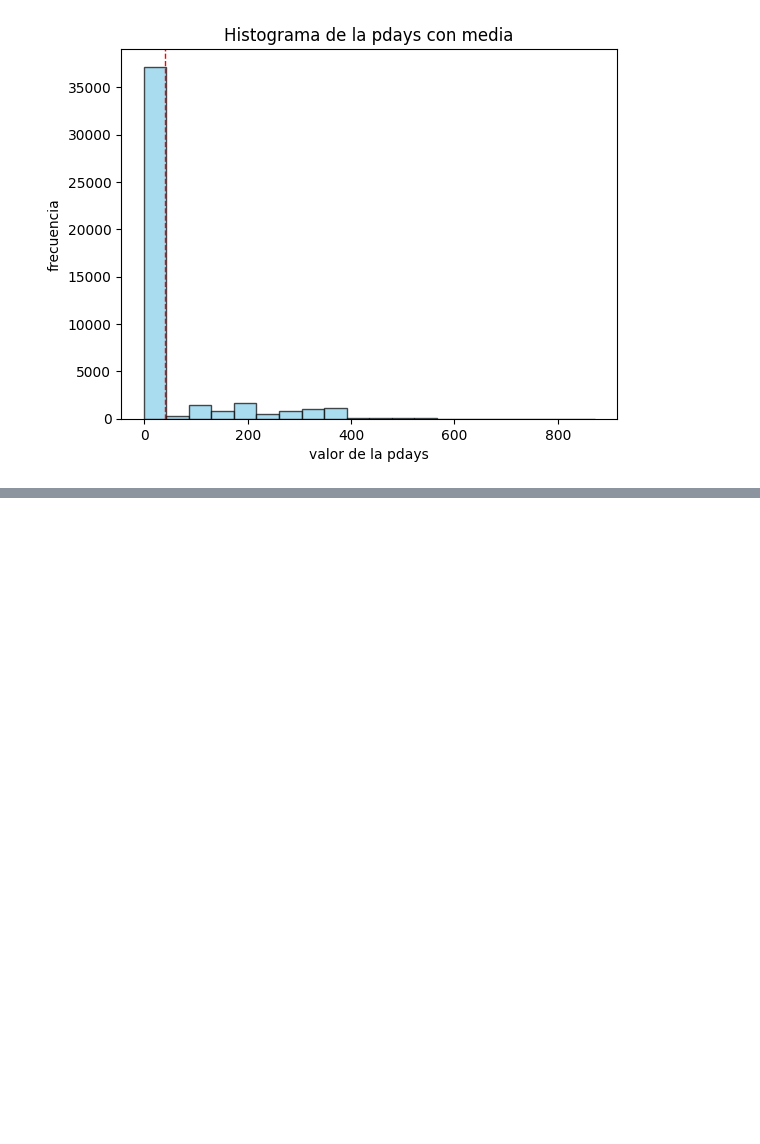
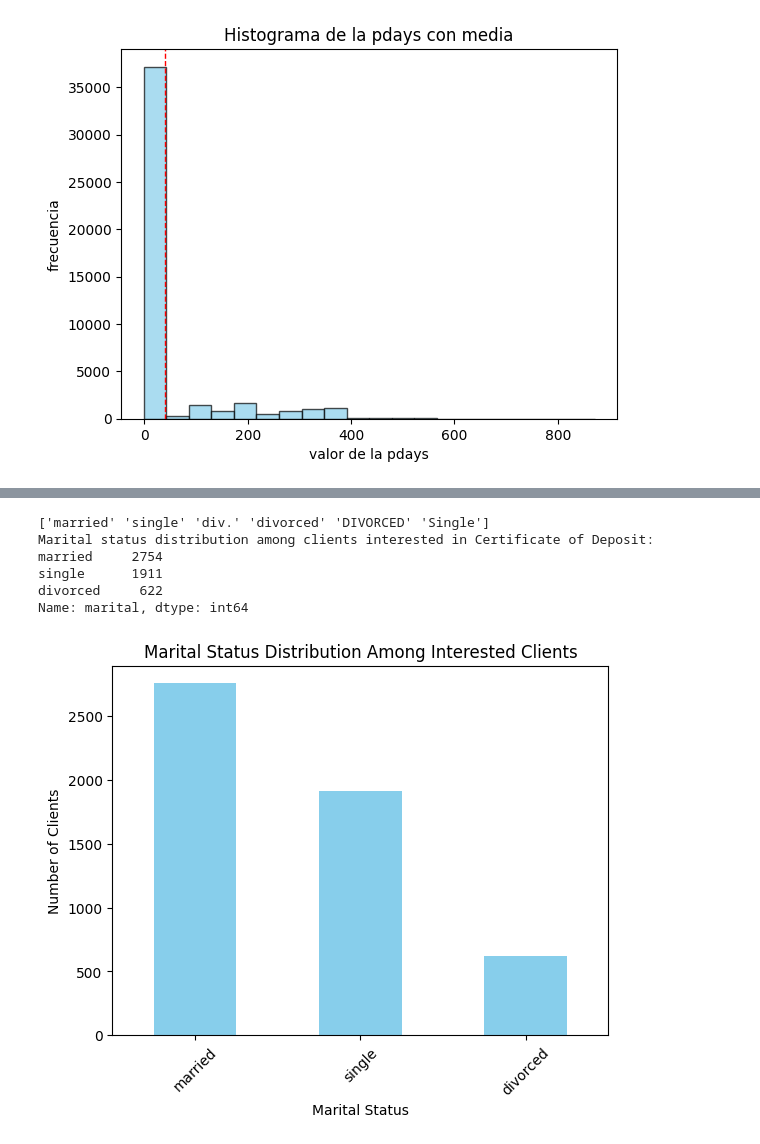
Before and after one commit to AndrewsJascoro/DataAnalyts_Mintic_Talento_Tech, a Jupyter notebook: Data_Cleaning_Tutorial.ipynb, the cells around one changed output, grey strips where cells are left out. Cells and saved outputs as stored; diff of their text form; code cells hidden in the pictures; blank space fills up the shorter version.

```diff
--- a/Data_Cleaning_Tutorial.ipynb
+++ b/Data_Cleaning_Tutorial.ipynb
@@ -1624,0 +1702,36 @@ plt.show()
+# %%
+import pandas as pd
+import matplotlib.pyplot as plt
+
+# Define the path for the Parquet file
+parquet_file_path = "dataset_banco_101_cleaned_copy.parquet"
+
+# Read the Parquet file into a pandas DataFrame
+df = pd.read_parquet(parquet_file_path)
+
+# Filter the DataFrame for clients interested in the certificate of deposit (y = 'yes')
+interested_clients = df[df['y'] == 'yes']
+
+unique_marital_status = df['marital'].unique()
+print(unique_marital_status)
+
+# Count the distribution of marital status among interested clients and print
+marital_distribution = interested_clients['marital'].value_counts()
+print("Marital status distribution among clients interested in Certificate of Deposit:")
+print(marital_distribution)
+
+# Plot the distribution of marital status among interested clients
+marital_distribution.plot(kind='bar', color='skyblue')
+plt.title('Marital Status Distribution Among Interested Clients')
+plt.xlabel('Marital Status')
+plt.ylabel('Number of Clients')
+plt.xticks(rotation=45)
+plt.show()
+# %% [output]
+['married' 'single' 'div.' 'divorced' 'DIVORCED' 'Single']
+Marital status distribution among clients interested in Certificate of Deposit:
+married     2754
+single      1911
+divorced     622
+Name: marital, dtype: int64
+[figure, added]
```
Also changed, not shown: parts of 25 cells of this notebook.
